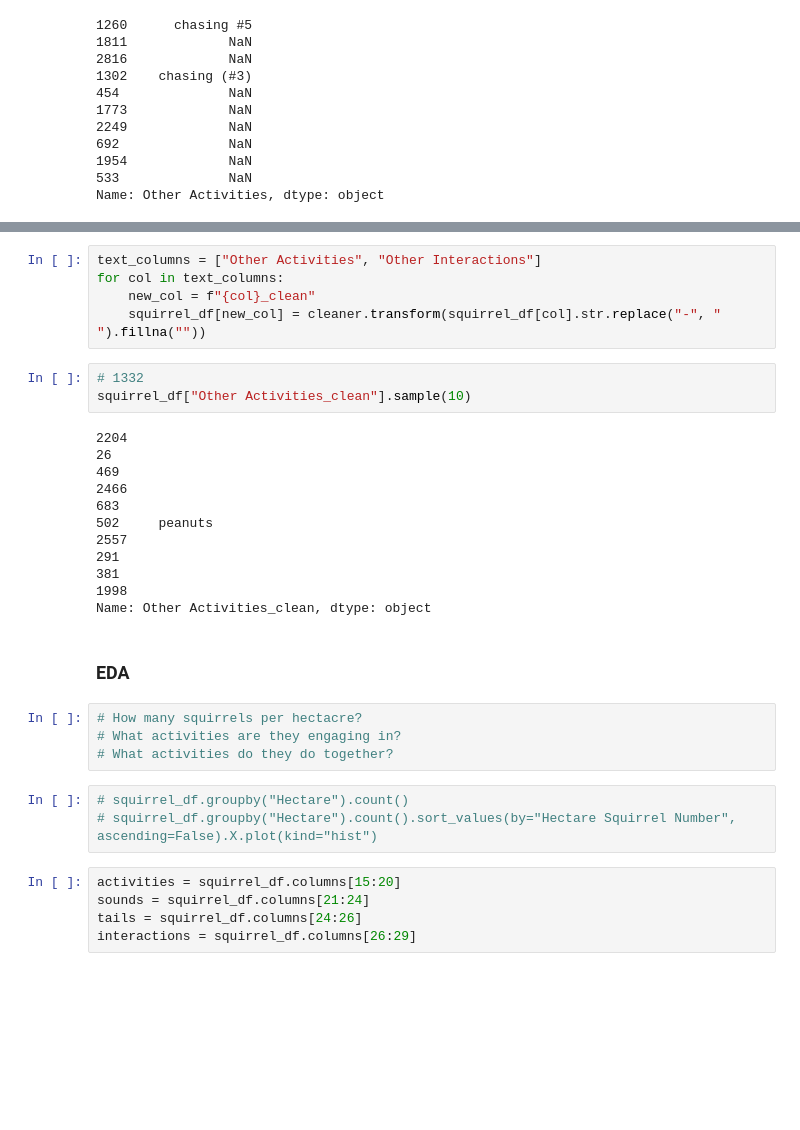
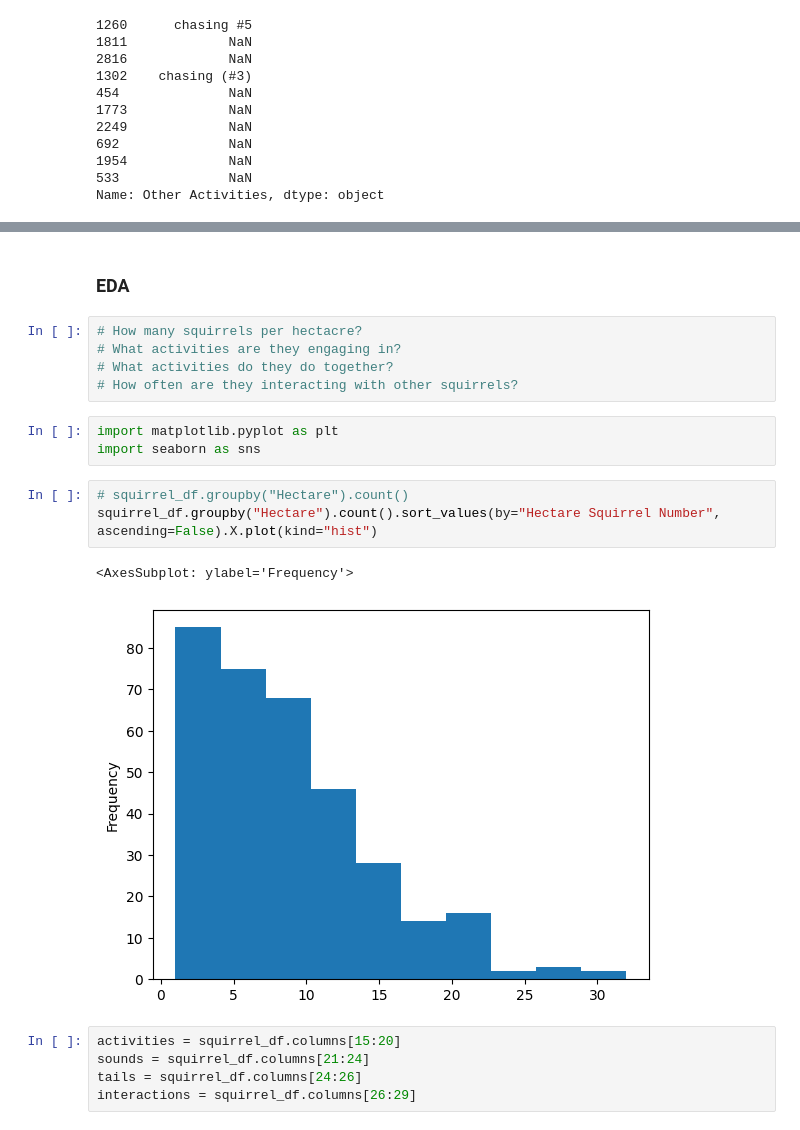
Before and after one commit to archiparekh/nyc-squirrels-hacker-hour, a Jupyter notebook: final.ipynb, the cells around one changed output, grey strips where cells are left out. Saved outputs shown, nothing was run; the diff lists cells and outputs as text; blank space fills up the shorter version.

```diff
--- a/final.ipynb
+++ b/final.ipynb
@@ -170,32 +175,19 @@ cleaner = CleanTransformer(no_punct=True,
-# %%
-text_columns = ["Other Activities", "Other Interactions"]
-for col in text_columns:
-    new_col = f"{col}_clean"
-    squirrel_df[new_col] = cleaner.transform(squirrel_df[col].str.replace("-", " ").fillna(""))
-# %%
-# 1332
-squirrel_df["Other Activities_clean"].sample(10)
-# %% [output]
-2204
-26
-469
-2466
-683
-502     peanuts
-2557
-291
-381
-1998
-Name: Other Activities_clean, dtype: object
 # %% [markdown]
 ### EDA
 # %%
 # How many squirrels per hectacre?
 # What activities are they engaging in?
 # What activities do they do together?
+# How often are they interacting with other squirrels?
+# %%
+import matplotlib.pyplot as plt
+import seaborn as sns
 # %%
 # squirrel_df.groupby("Hectare").count()
-# squirrel_df.groupby("Hectare").count().sort_values(by="Hectare Squirrel Number", ascending=False).X.plot(kind="hist")
+squirrel_df.groupby("Hectare").count().sort_values(by="Hectare Squirrel Number", ascending=False).X.plot(kind="hist")
+# %% [output]
+<AxesSubplot: ylabel='Frequency'>
+[figure, added]
 # %%
 activities = squirrel_df.columns[15:20]
 sounds = squirrel_df.columns[21:24]
```
Also changed, not shown: parts of 16 cells of this notebook, 2 other files.
